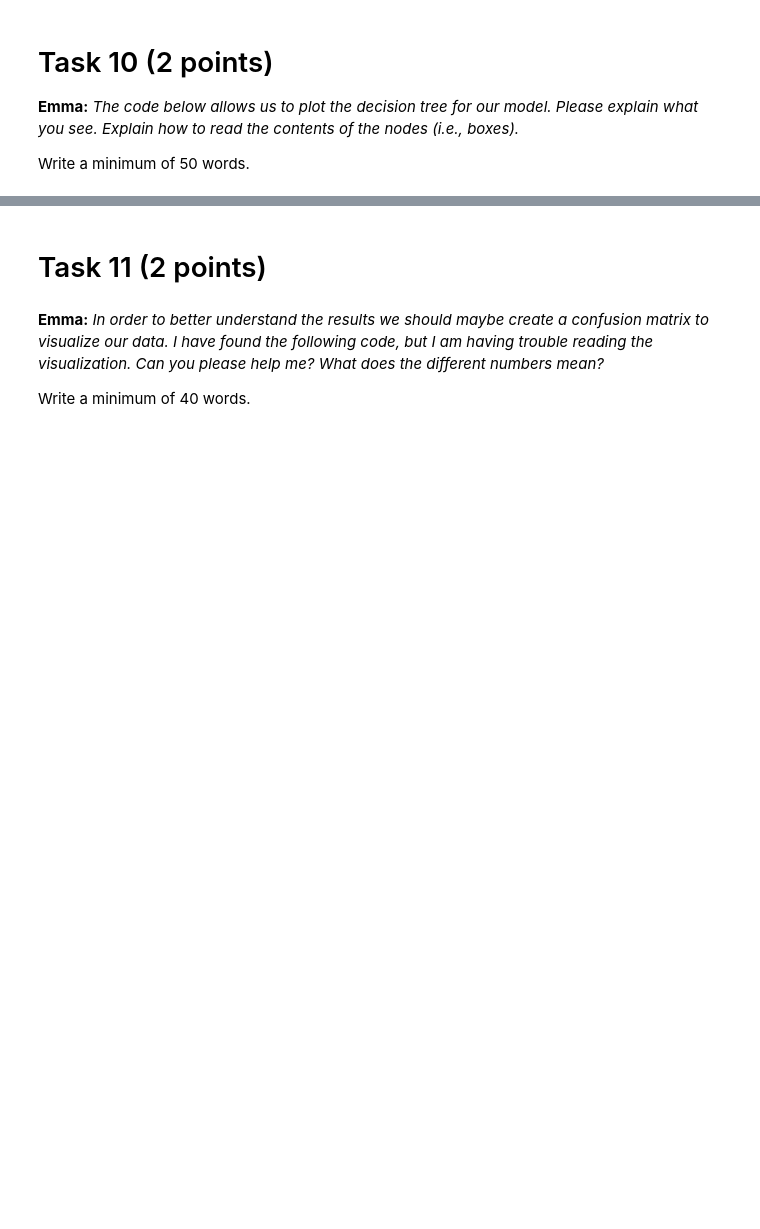
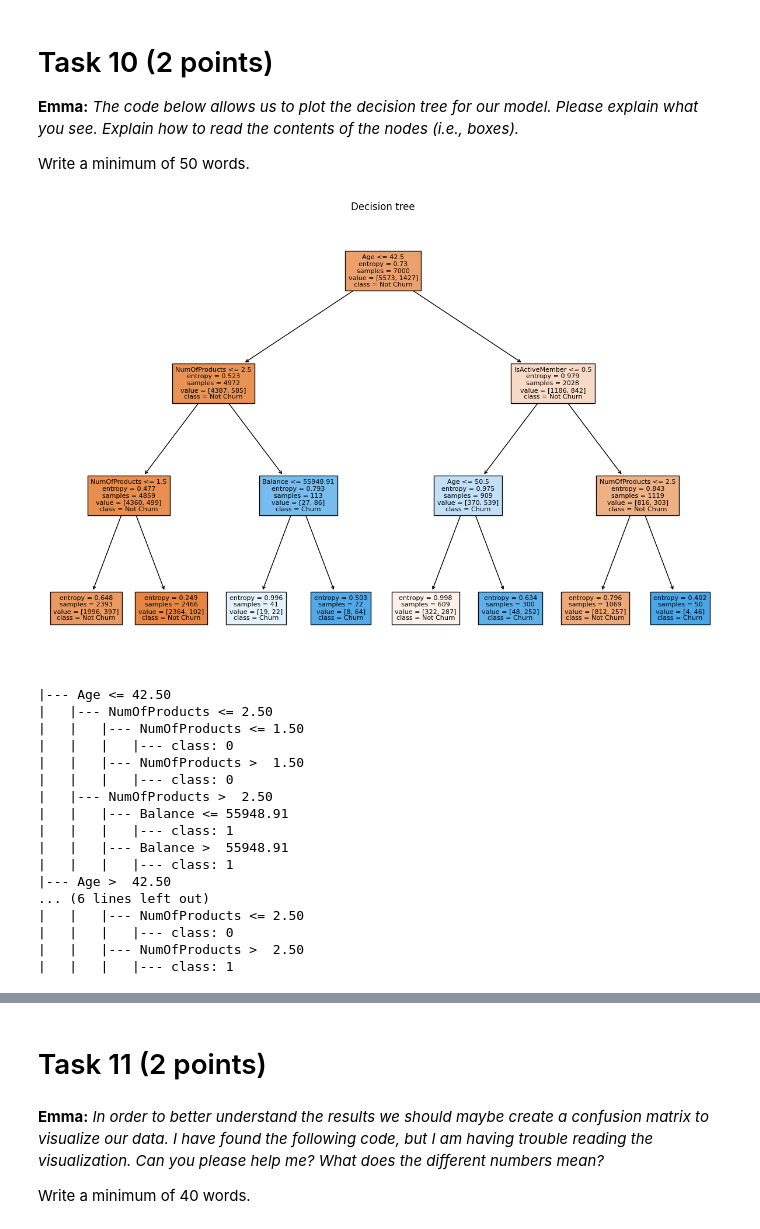
Before and after one commit to ravn12x/CBS-PROG, a Jupyter notebook: Programming/CBS-PROG/Mandatory assignement 3/DTDDB (2024) Mandatory Assignment 3.ipynb, the cells around one changed output, grey strips where cells are left out. Saved outputs shown, nothing was run; the diff lists cells and outputs as text; code cells hidden in the pictures; blank space fills up the shorter version.

```diff
--- a/Programming/CBS-PROG/Mandatory assignement 3/DTDDB (2024) Mandatory Assignment 3.ipynb
+++ b/Programming/CBS-PROG/Mandatory assignement 3/DTDDB (2024) Mandatory Assignment 3.ipynb
@@ -83,3 +119,9 @@ SILVER: 1
 _Hint:_ Look at the pandas `map` method.
 # %%
 # Write your answer here
+# making a dictionary to map all of our values at once instead of one type at a time
+cardmap = {'DIAMOND': 5,'PLATINUM': 3.5,'GOLD': 2.5,'SILVER': 1}
+
+# Replace the values in the `Card Type` column using the map function
+df['Card Type'] = df['Card Type'].map(cardmap)
+df.head(5)
@@ -92,4 +141,7 @@ _Hint:_ Why do we need [one-hot encoding](https://towardsdatascience.com/encodin
 
 _Hint2:_ Take a look at the pandas documentation about [one-hot encoding](https://pandas.pydata.org/docs/reference/api/pandas.get_dummies.html).
 # %%
-# Write your answer here
+# Write your answer here'
+dfdum=pd.get_dummies(df, columns=['Geography','Gender'])
+df=dfdum
+df.head(5)
@@ -123,6 +183,10 @@ The test size should be __30%__.
 You should end up having four variables that are named X_train, X_test, y_train, and y_test.
 # %%
 # Write your answer here
+dfX=df.drop(['Churn','Surname'], axis=1)
+dfY=df['Churn']
+
+X_train, X_test, y_train, y_test = train_test_split(dfX, dfY, test_size=0.30, random_state=1, stratify=dfY)
 # %% [markdown]
 # Task 9 (2 points)
 # %% [markdown]
@@ -149,10 +230,33 @@ __Emma:__ _The code below allows us to plot the decision tree for our model. Ple
 Write a minimum of 50 words.
 # %%
 from sklearn.tree import plot_tree
+from sklearn.tree import export_text
 
 plt.figure(figsize=(15,10))
 class_names = ['Not Churn', 'Churn']
-plot_tree(DTC, max_depth=3, fontsize=8, feature_names=X.columns.tolist(), filled=True, class_names=class_names)
+plot_tree(DTC, max_depth=3, fontsize=8, feature_names=dfX.columns.tolist(), filled=True, class_names=class_names)
 plt.title("Decision tree")
 plt.show()
+
+trules = export_text(DTC, feature_names=dfX.columns.tolist())
+print(trules)
+# %% [output]
+[figure, added]
+|--- Age <= 42.50
+|   |--- NumOfProducts <= 2.50
+|   |   |--- NumOfProducts <= 1.50
+|   |   |   |--- class: 0
+|   |   |--- NumOfProducts >  1.50
+|   |   |   |--- class: 0
+|   |--- NumOfProducts >  2.50
+|   |   |--- Balance <= 55948.91
+|   |   |   |--- class: 1
+|   |   |--- Balance >  55948.91
+|   |   |   |--- class: 1
+|--- Age >  42.50
+... (6 lines left out)
+|   |   |--- NumOfProducts <= 2.50
+|   |   |   |--- class: 0
+|   |   |--- NumOfProducts >  2.50
+|   |   |   |--- class: 1
 # %% [markdown]
```
Also changed, not shown: parts of 24 cells of this notebook.
